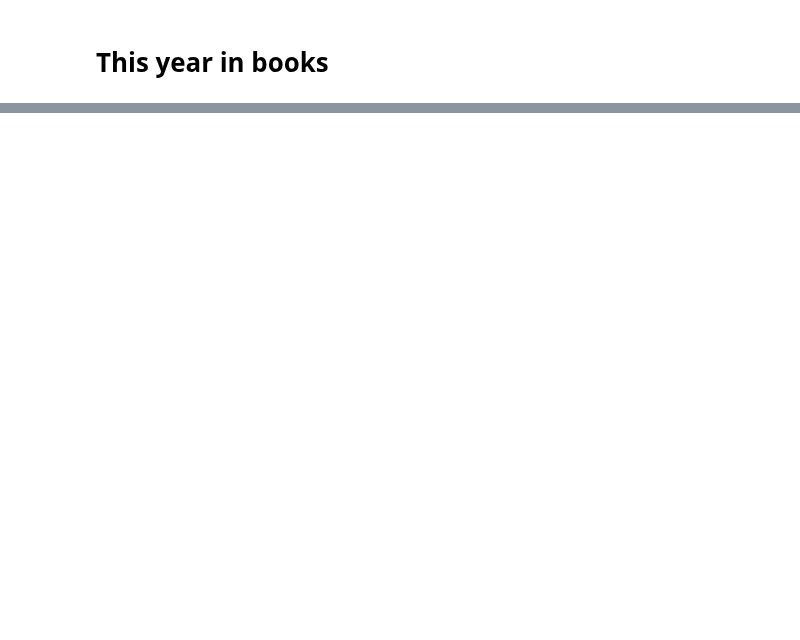
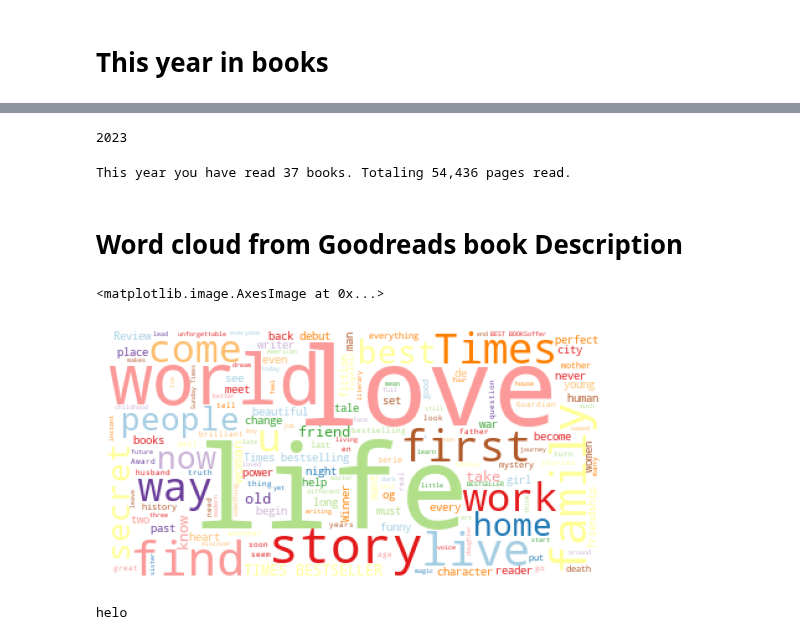
Before and after one commit to lalelisealstad/mybook-dashboard, a Jupyter notebook: analysis.ipynb, the cells around one changed output, grey strips where cells are left out. Cells and saved outputs as stored; diff of their text form; code cells hidden in the pictures; blank space fills up the shorter version.

```diff
--- a/analysis.ipynb
+++ b/analysis.ipynb
@@ -73,3 +64,5 @@ mybooks.head()
+# %%
+mybooks = mybooks.drop_duplicates(subset=['Title', 'Author'])
 # %%
 # Create year and quarter read variable
 
@@ -312,0 +276,14 @@ myreads.query()
+# %%
+from datetime import datetime
+datetime.today().year
+# %% [output]
+2023
+# %%
+# Filter on books read this year using datetime to find todays year
+from datetime import datetime
+today_year = datetime.today().year
+print(f"This year you have read {len(myreads.query('Year == @today_year'))} books. Totaling {f'{(myreads.Number_of_Pages.sum().astype(int)):,}'} pages read.")
+# %% [output]
+This year you have read 37 books. Totaling 54,436 pages read.
+# %% [markdown]
+# Word cloud from Goodreads book Description
@@ -312,0 +296,16 @@ myreads.query()
+# %%
+STOPWORDS.update({'Author', 'S', 'will','New','York','Time','book','novel', 'read', 'day', 'make','year', 'one', 'times', 'Times'})
+# %%
+# Drop the rows with null values in the 'Description' column
+descriptions = mybooks['Description'].dropna()
+wc = WordCloud(background_color = 'white',stopwords = STOPWORDS, contour_width = 2,
+     contour_color = 'white', colormap = 'Paired').generate(' '.join(descriptions))
+plt.axis("off")
+plt.imshow(wc)
+# %% [output]
+<matplotlib.image.AxesImage at 0x...>
+[figure, added]
+# %%
+print('helo')
+# %% [output]
+helo
```
Also changed, not shown: parts of 7 cells of this notebook, 1 other file.
